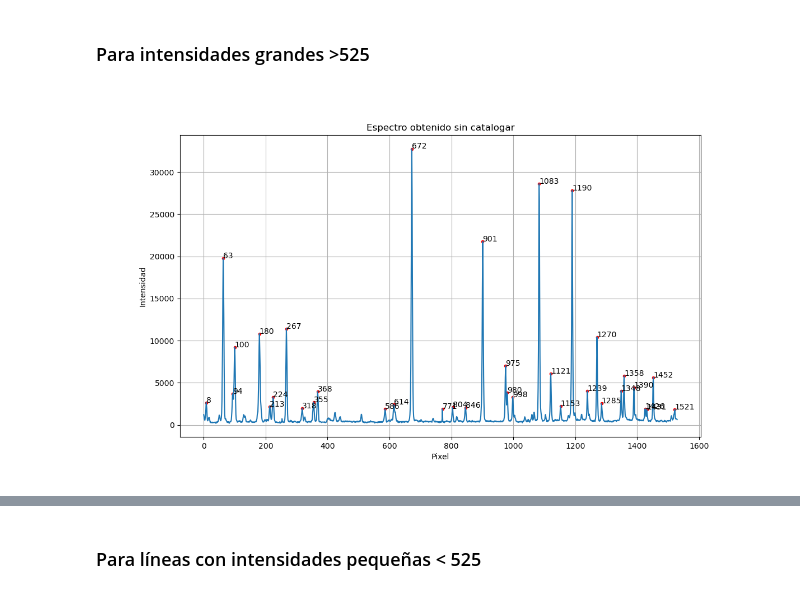
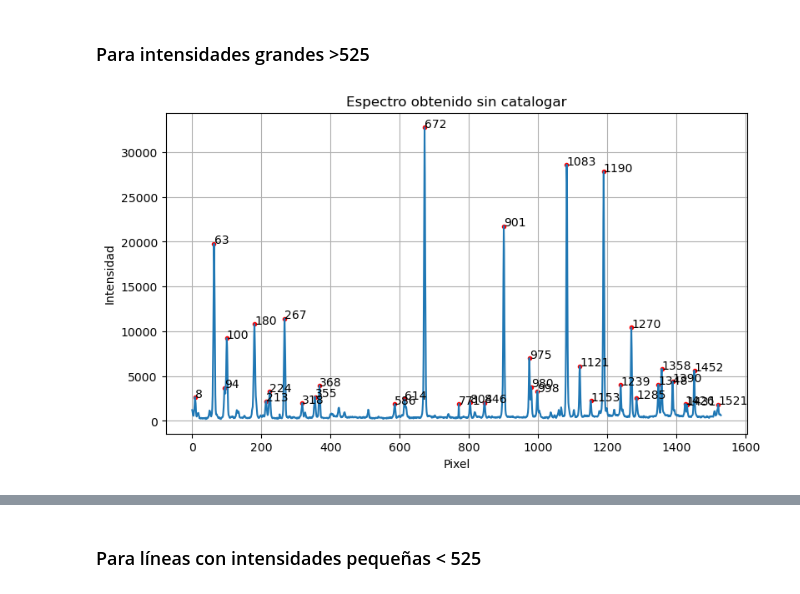
Before and after one commit to ccuellarn/Torium-Operation, a Jupyter notebook: Data/Th 6480/Analisis_6480.ipynb, the cells around one changed output, grey strips where cells are left out. Drawn from its saved outputs; the diff is of its cells as text; code cells hidden in the pictures.

```diff
--- a/Data/Th 6480/Analisis_6480.ipynb
+++ b/Data/Th 6480/Analisis_6480.ipynb
@@ -144,19 +144,19 @@ def LineasSus(pixs,param):
 # %%
 pixel,intensidad,marker_x,marker_y, index_x,index_y,anotaciones = DataProcess(r"C:\Users\clauw\Documents\Programming\Torium-Operation\Data\Th 6480\th 6480 orden 2 spec.txt", 1805, 7)
 
 #Grafica
-fig1, ax1 = plt.subplots(1,1, figsize=(12,7))
+fig1, ax1 = plt.subplots(1,1, figsize=(9,5))
 ax1.plot(pixel,intensidad)
 ax1.scatter(marker_x,marker_y,marker='.',color = 'red')
 ax1.set_title('Espectro obtenido sin catalogar')
 ax1.set_xlabel('Pixel')
 ax1.set_ylabel('Intensidad')
 ax1.grid()
 for i, label in enumerate(anotaciones):
     plt.annotate(label, (marker_x[i] + 0.1, marker_y[i]))
 # fig1.savefig('th 6200 orden 2 espectro tratado.jpg')
 # %% [output]
-[figure, old version]
+[figure, new version]
 # %%
 #Lista de pixeles que podrian ser de ordenes diferentes
 PixSus_1 = [94, 980, 1426, 1431]
```
Also changed, not shown: parts of 5 cells of this notebook, 3 other files.
